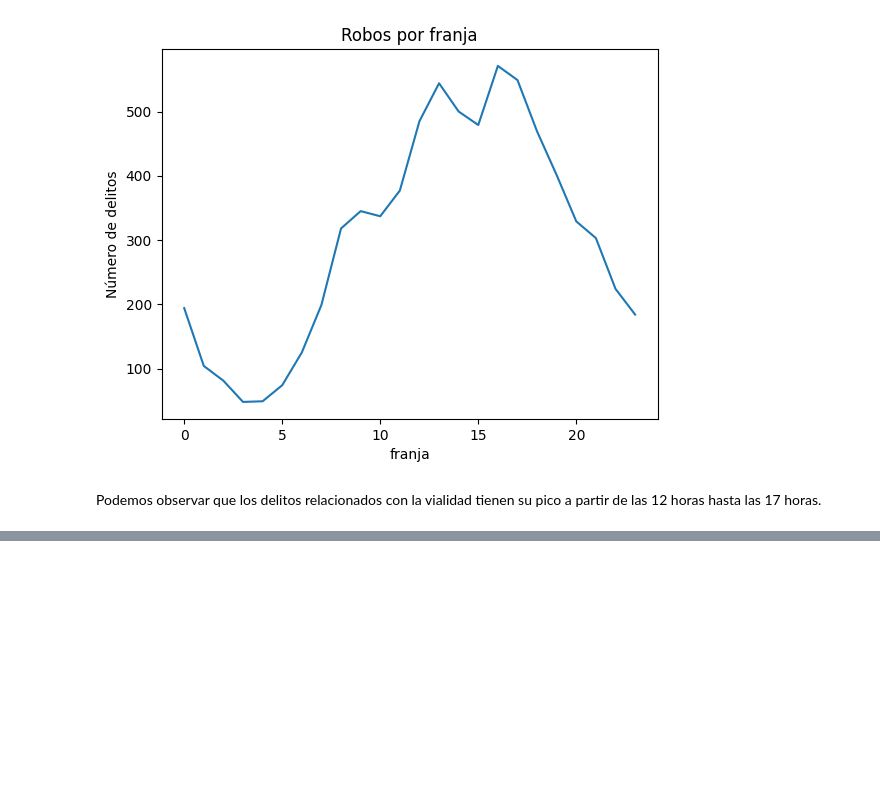
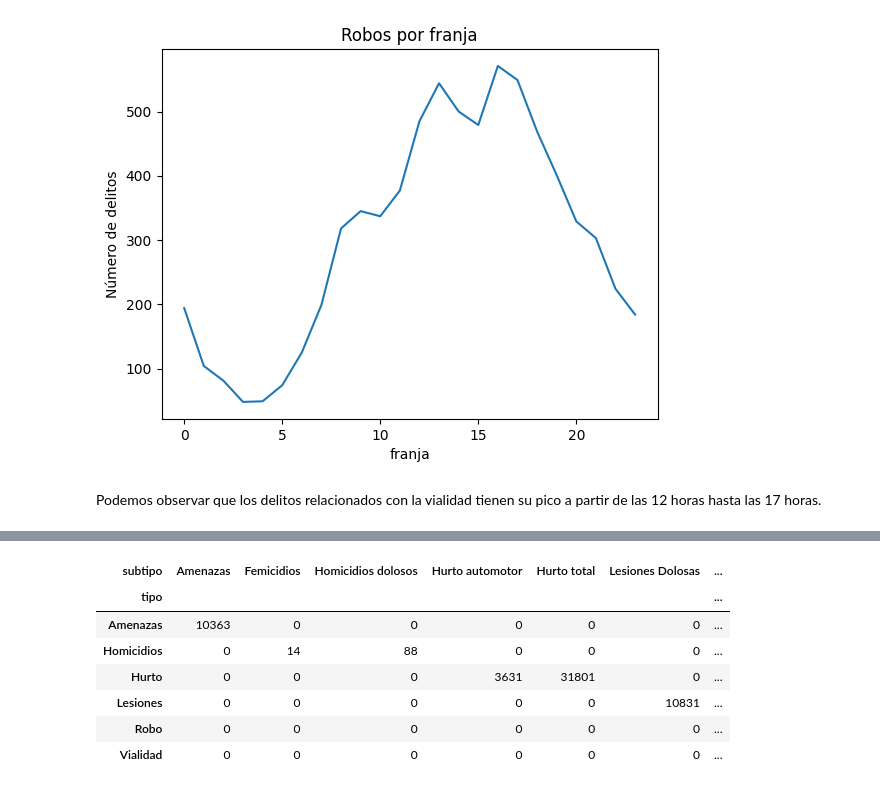
Before and after one commit to No-Country-simulation/equipo-c24-03-m-data, a Jupyter notebook: modules/EDA.ipynb, the cells around one changed output, grey strips where cells are left out. Saved outputs shown, nothing was run; the diff lists cells and outputs as text; code cells hidden in the pictures; blank space fills up the shorter version.

```diff
--- a/modules/EDA.ipynb
+++ b/modules/EDA.ipynb
@@ -782,0 +844,12 @@ Podemos observar que los delitos relacionados con la vialidad tienen su pico a p
+# %%
+df_tipo_subtipo = pd.crosstab(df_limpio["tipo"], df_limpio["subtipo"])
+df_tipo_subtipo
+# %% [output]
+| subtipo | Amenazas | Femicidios | Homicidios dolosos | Hurto automotor | Hurto total | Lesiones Dolosas | ... |
+| tipo |  |  |  |  |  |  | ... |
+| Amenazas | 10363 | 0 | 0 | 0 | 0 | 0 | ... |
+| Homicidios | 0 | 14 | 88 | 0 | 0 | 0 | ... |
+| Hurto | 0 | 0 | 0 | 3631 | 31801 | 0 | ... |
+| Lesiones | 0 | 0 | 0 | 0 | 0 | 10831 | ... |
+| Robo | 0 | 0 | 0 | 0 | 0 | 0 | ... |
+| Vialidad | 0 | 0 | 0 | 0 | 0 | 0 | ... |
```
Also changed, not shown: parts of 19 cells of this notebook.
